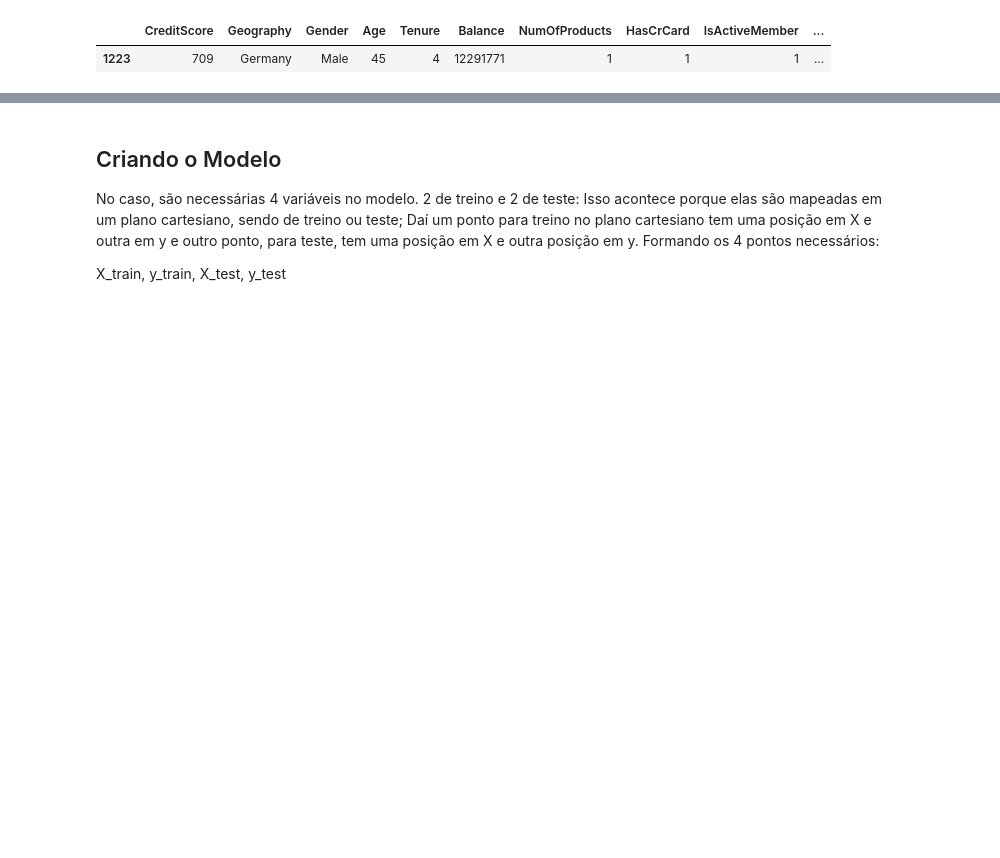
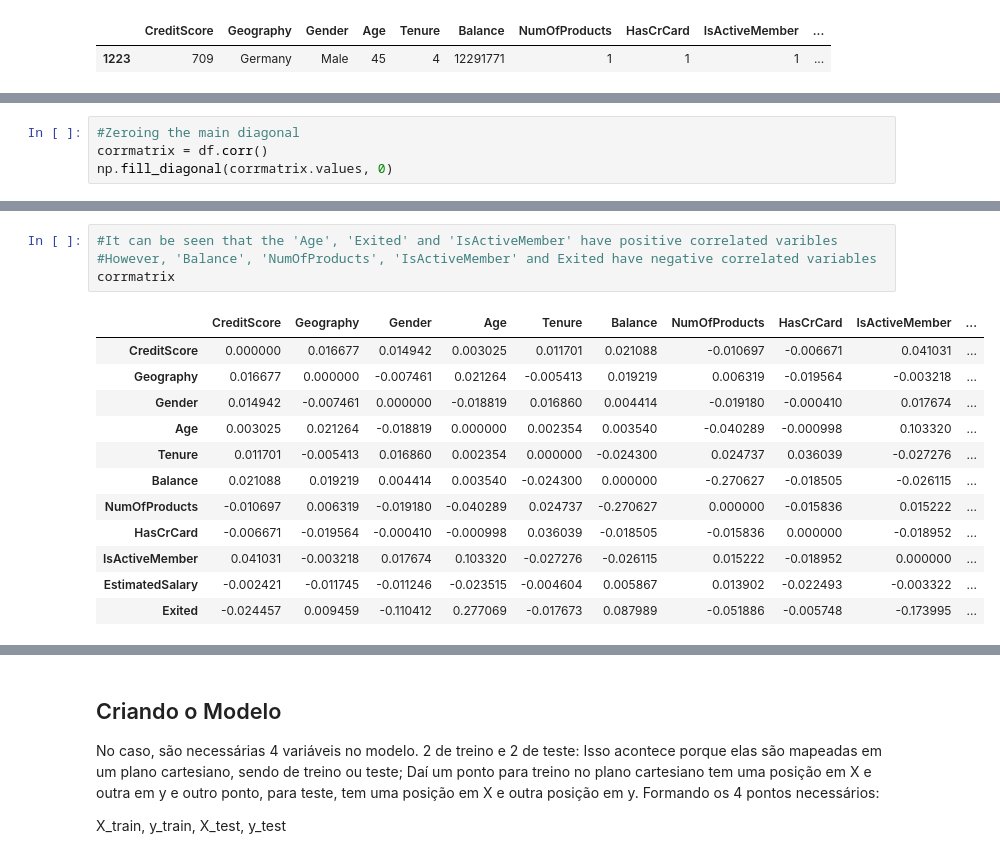
Before and after one commit to Rumanns/Churn_de_Credito, a Jupyter notebook: notebooks/Churn de credito.ipynb, the cells around one changed output, grey strips where cells are left out. Cells and saved outputs as stored; diff of their text form; blank space fills up the shorter version.

```diff
--- a/notebooks/Churn de credito.ipynb
+++ b/notebooks/Churn de credito.ipynb
@@ -176,0 +176,4 @@ plt.show()
+# %%
+#Zeroing the main diagonal
+corrmatrix = df.corr()
+np.fill_diagonal(corrmatrix.values, 0)
@@ -176,0 +196,17 @@ plt.show()
+# %%
+#It can be seen that the 'Age', 'Exited' and 'IsActiveMember' have positive correlated varibles
+#However, 'Balance', 'NumOfProducts', 'IsActiveMember' and Exited have negative correlated variables
+corrmatrix
+# %% [output]
+|  | CreditScore | Geography | Gender | Age | Tenure | Balance | NumOfProducts | HasCrCard | IsActiveMember | ... |
+| CreditScore | 0.000000 | 0.016677 | 0.014942 | 0.003025 | 0.011701 | 0.021088 | -0.010697 | -0.006671 | 0.041031 | ... |
+| Geography | 0.016677 | 0.000000 | -0.007461 | 0.021264 | -0.005413 | 0.019219 | 0.006319 | -0.019564 | -0.003218 | ... |
+| Gender | 0.014942 | -0.007461 | 0.000000 | -0.018819 | 0.016860 | 0.004414 | -0.019180 | -0.000410 | 0.017674 | ... |
+| Age | 0.003025 | 0.021264 | -0.018819 | 0.000000 | 0.002354 | 0.003540 | -0.040289 | -0.000998 | 0.103320 | ... |
+| Tenure | 0.011701 | -0.005413 | 0.016860 | 0.002354 | 0.000000 | -0.024300 | 0.024737 | 0.036039 | -0.027276 | ... |
+| Balance | 0.021088 | 0.019219 | 0.004414 | 0.003540 | -0.024300 | 0.000000 | -0.270627 | -0.018505 | -0.026115 | ... |
+| NumOfProducts | -0.010697 | 0.006319 | -0.019180 | -0.040289 | 0.024737 | -0.270627 | 0.000000 | -0.015836 | 0.015222 | ... |
+| HasCrCard | -0.006671 | -0.019564 | -0.000410 | -0.000998 | 0.036039 | -0.018505 | -0.015836 | 0.000000 | -0.018952 | ... |
+| IsActiveMember | 0.041031 | -0.003218 | 0.017674 | 0.103320 | -0.027276 | -0.026115 | 0.015222 | -0.018952 | 0.000000 | ... |
+| EstimatedSalary | -0.002421 | -0.011745 | -0.011246 | -0.023515 | -0.004604 | 0.005867 | 0.013902 | -0.022493 | -0.003322 | ... |
+| Exited | -0.024457 | 0.009459 | -0.110412 | 0.277069 | -0.017673 | 0.087989 | -0.051886 | -0.005748 | -0.173995 | ... |
```
Also changed, not shown: parts of 28 cells of this notebook, 1 other file.
